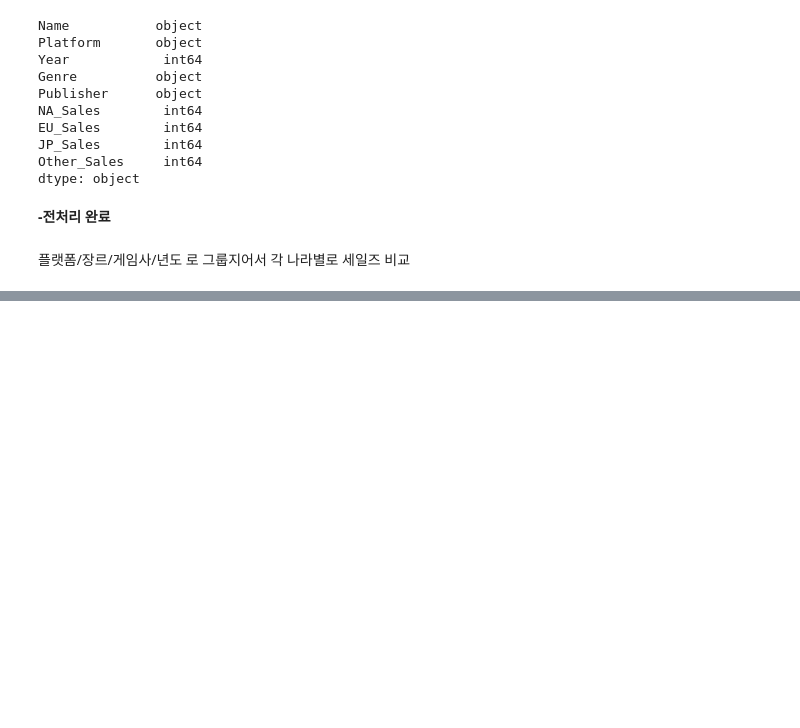
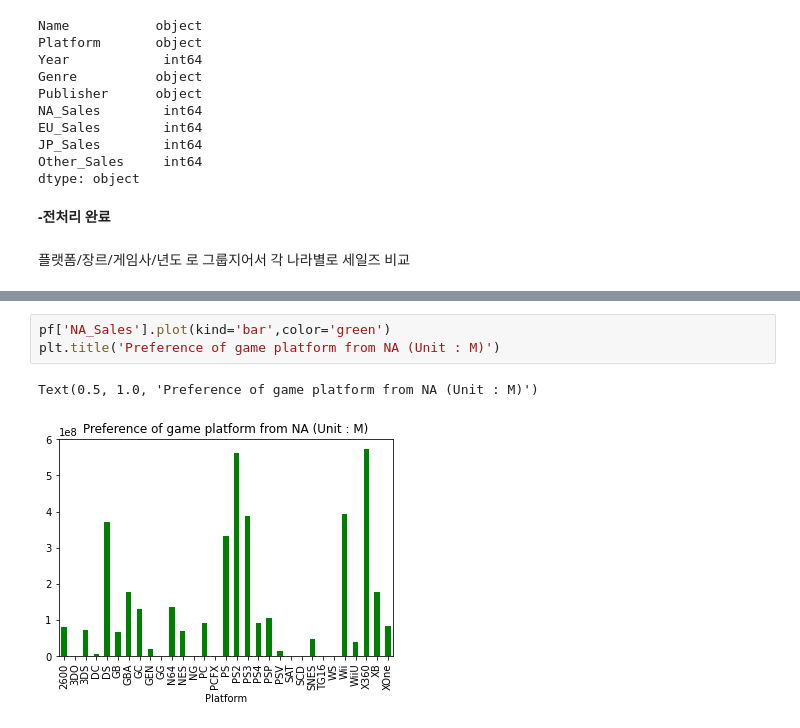
Before and after one commit to threegenie/vgames_project, a Jupyter notebook: game_data.ipynb, the cells around one changed output, grey strips where cells are left out. Saved outputs shown, nothing was run; the diff lists cells and outputs as text; blank space fills up the shorter version.

```diff
--- a/game_data.ipynb
+++ b/game_data.ipynb
@@ -229,0 +254,6 @@ dtype: object
+# %%
+pf['NA_Sales'].plot(kind='bar',color='green')
+plt.title('Preference of game platform from NA (Unit : M)')
+# %% [output]
+Text(0.5, 1.0, 'Preference of game platform from NA (Unit : M)')
+[figure, added]
```
Also changed, not shown: parts of 6 cells of this notebook.
